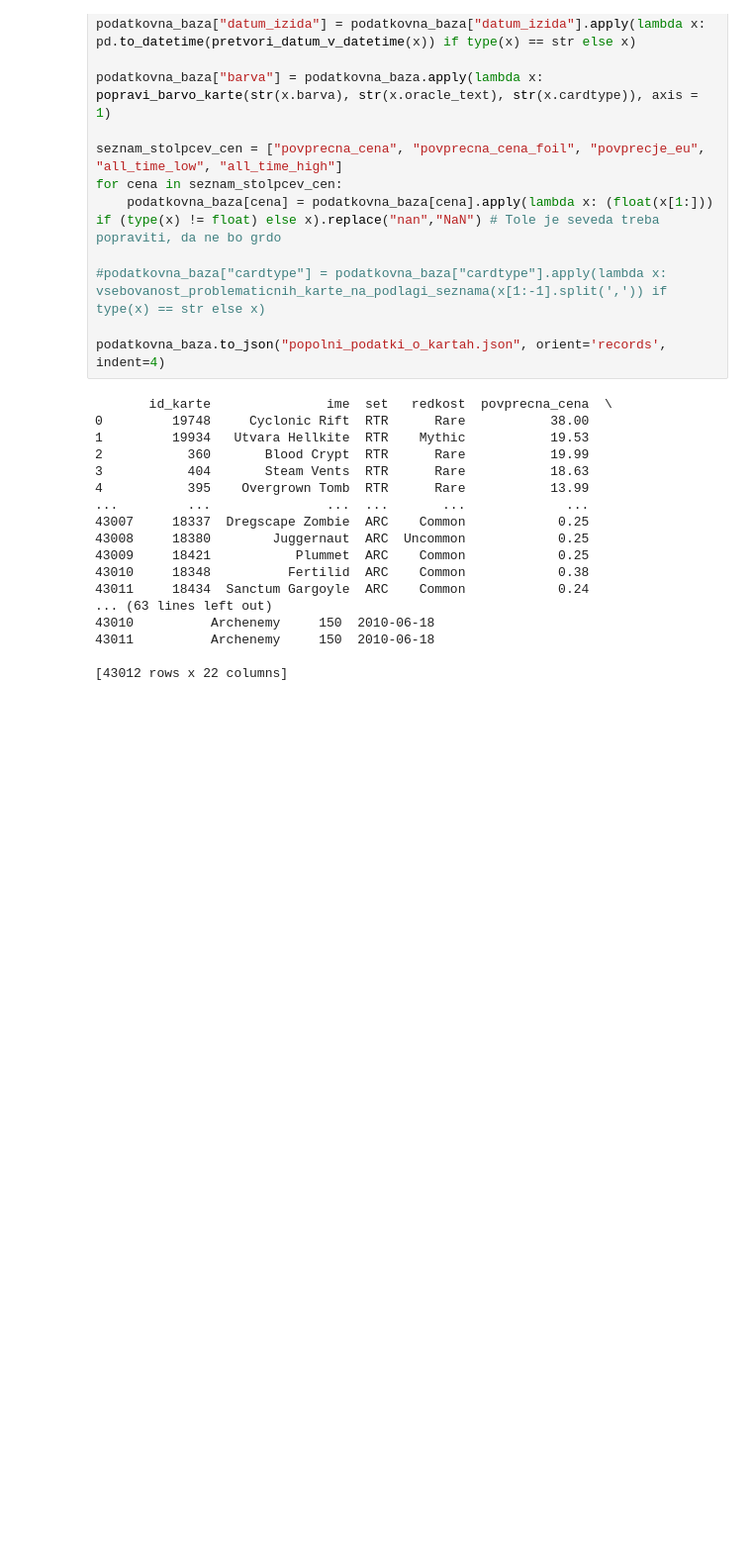
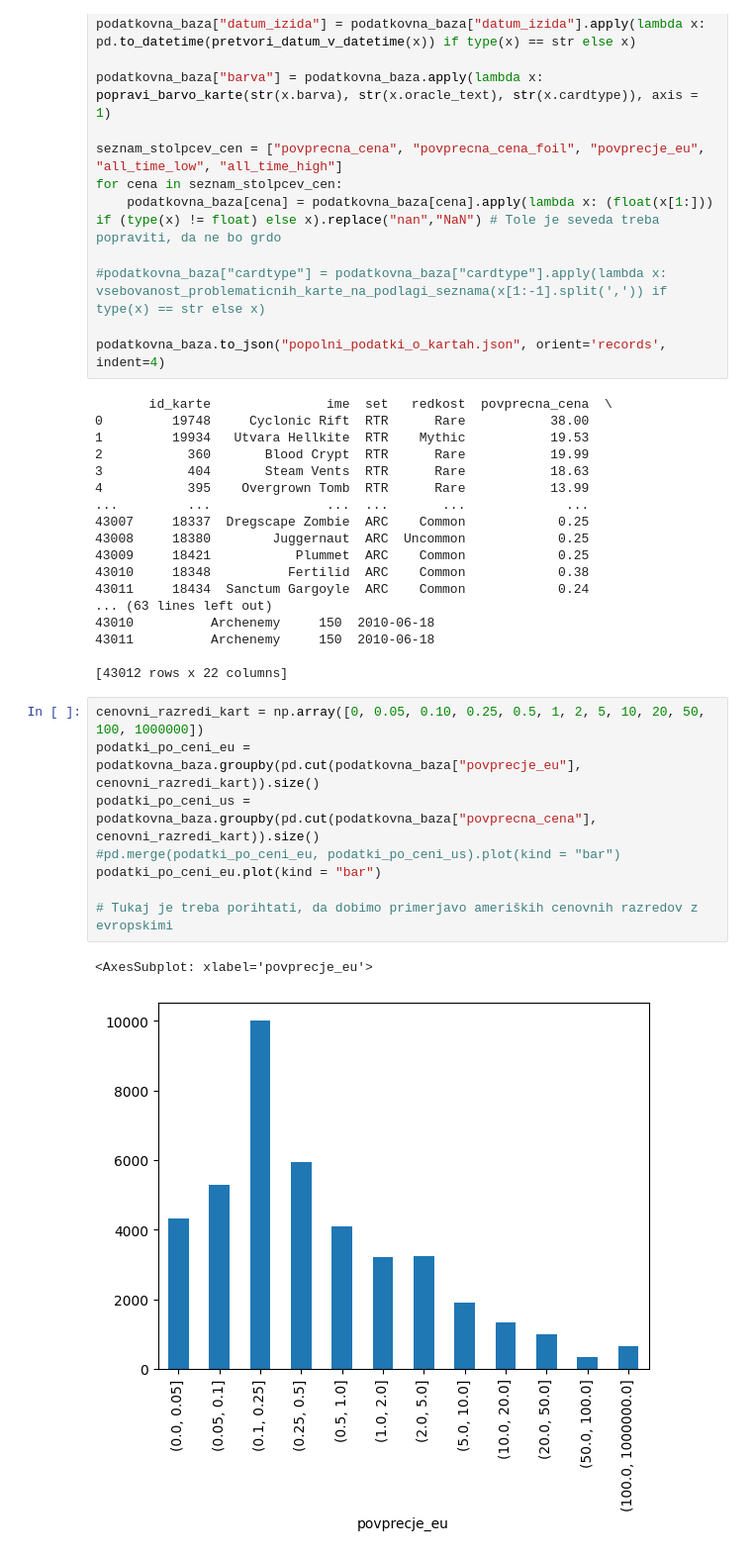
Before and after one commit to MightyOwler/Analiza-podatkov, a Jupyter notebook: CiscenjePodatkov.ipynb, the cells around one changed output. Shown: that part at 99% size. Cells and saved outputs as stored; diff of their text form; blank space fills up the shorter version.

```diff
--- a/CiscenjePodatkov.ipynb
+++ b/CiscenjePodatkov.ipynb
@@ -237,3 +237,14 @@ podatkovna_baza.to_json("popolni_podatki_o_kartah.json", orient='records', inden
 43011          Archenemy     150  2010-06-18
 
 [43012 rows x 22 columns]
+# %%
+cenovni_razredi_kart = np.array([0, 0.05, 0.10, 0.25, 0.5, 1, 2, 5, 10, 20, 50, 100, 1000000])
+podatki_po_ceni_eu = podatkovna_baza.groupby(pd.cut(podatkovna_baza["povprecje_eu"], cenovni_razredi_kart)).size()
+podatki_po_ceni_us = podatkovna_baza.groupby(pd.cut(podatkovna_baza["povprecna_cena"], cenovni_razredi_kart)).size()
+#pd.merge(podatki_po_ceni_eu, podatki_po_ceni_us).plot(kind = "bar")
+podatki_po_ceni_eu.plot(kind = "bar")
+
+# Tukaj je treba porihtati, da dobimo primerjavo ameriških cenovnih razredov z evropskimi
+# %% [output]
+<AxesSubplot: xlabel='povprecje_eu'>
+[figure, added]
```
